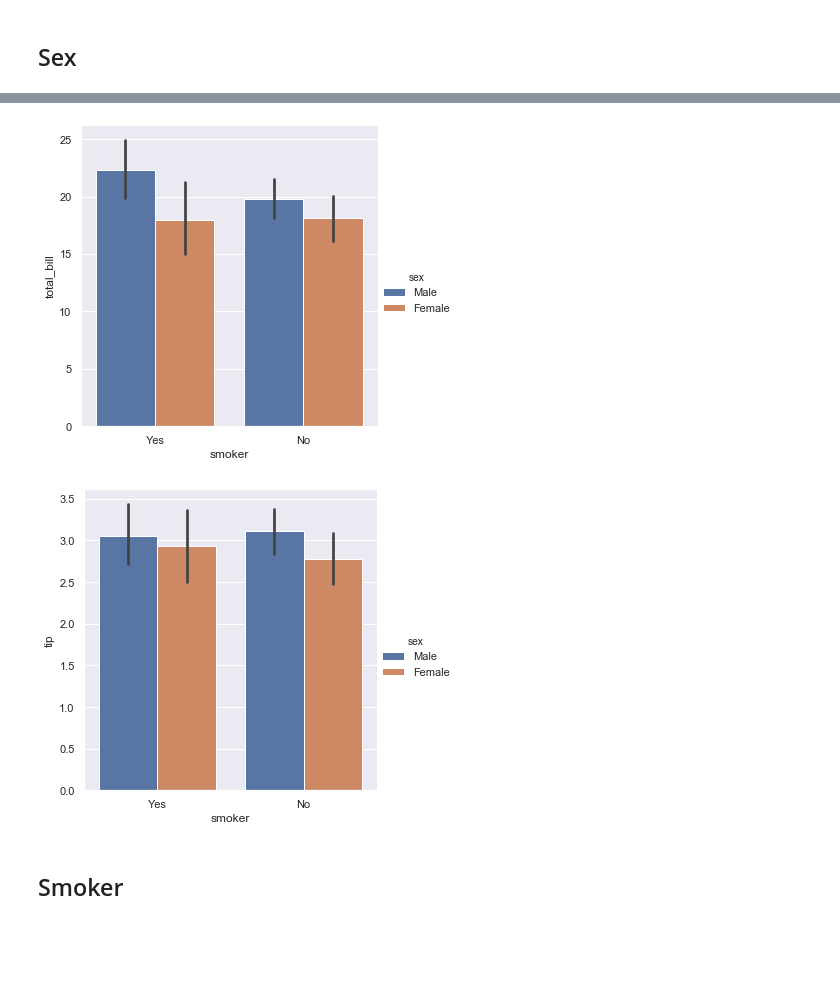
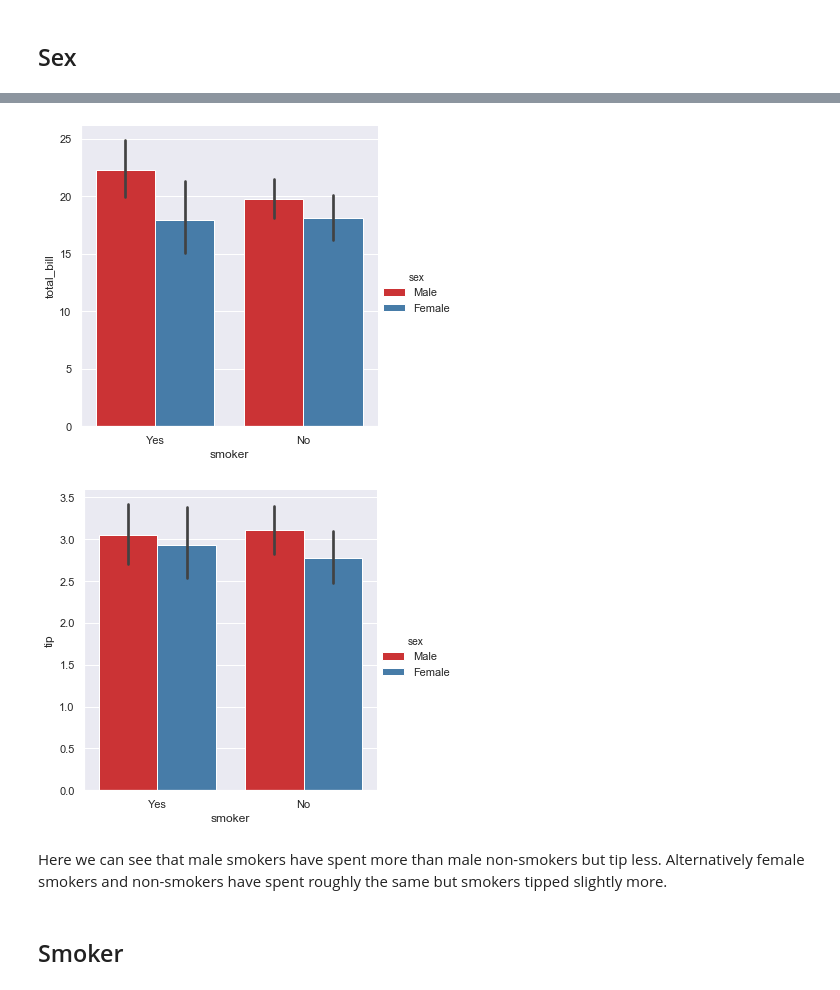
Before and after one commit to ANihill/Fundamentals-Assessment, a Jupyter notebook: Fundamentals of Data Analytics - Assessment.ipynb, the cells around one changed output, grey strips where cells are left out. Drawn from its saved outputs; the diff is of its cells as text; code cells hidden in the pictures; blank space fills up the shorter version.

Commit message:
first analysis between relationship of sex and other variables

```diff
--- a/Fundamentals of Data Analytics - Assessment.ipynb
+++ b/Fundamentals of Data Analytics - Assessment.ipynb
@@ -133,10 +166,14 @@ sns.catplot(x="time", y="tip", hue="sex", kind="bar", data=tips);
 # %%
-sns.catplot(x="smoker", y="total_bill", hue="sex", kind="bar", data=tips);
+# bar chart of total bill differentiating between male/female smokers
+sns.catplot(x="smoker", y="total_bill", hue="sex", kind="bar", data=tips, palette="Set1");
 
-sns.catplot(x="smoker", y="tip", hue="sex", kind="bar", data=tips);
+# bar chart of tip differentiating between male/female smokers
+sns.catplot(x="smoker", y="tip", hue="sex", kind="bar", data=tips, palette="Set1");
 # %% [output]
-[figure, old version]
+[figure, new version]
-[figure, old version]
+[figure, new version]
+# %% [markdown]
+Here we can see that male smokers have spent more than male non-smokers but tip less. Alternatively female smokers and non-smokers have spent roughly the same but smokers tipped slightly more.
 # %% [markdown]
 ## Smoker
 # %%
```
Also changed, not shown: parts of 11 cells of this notebook.
